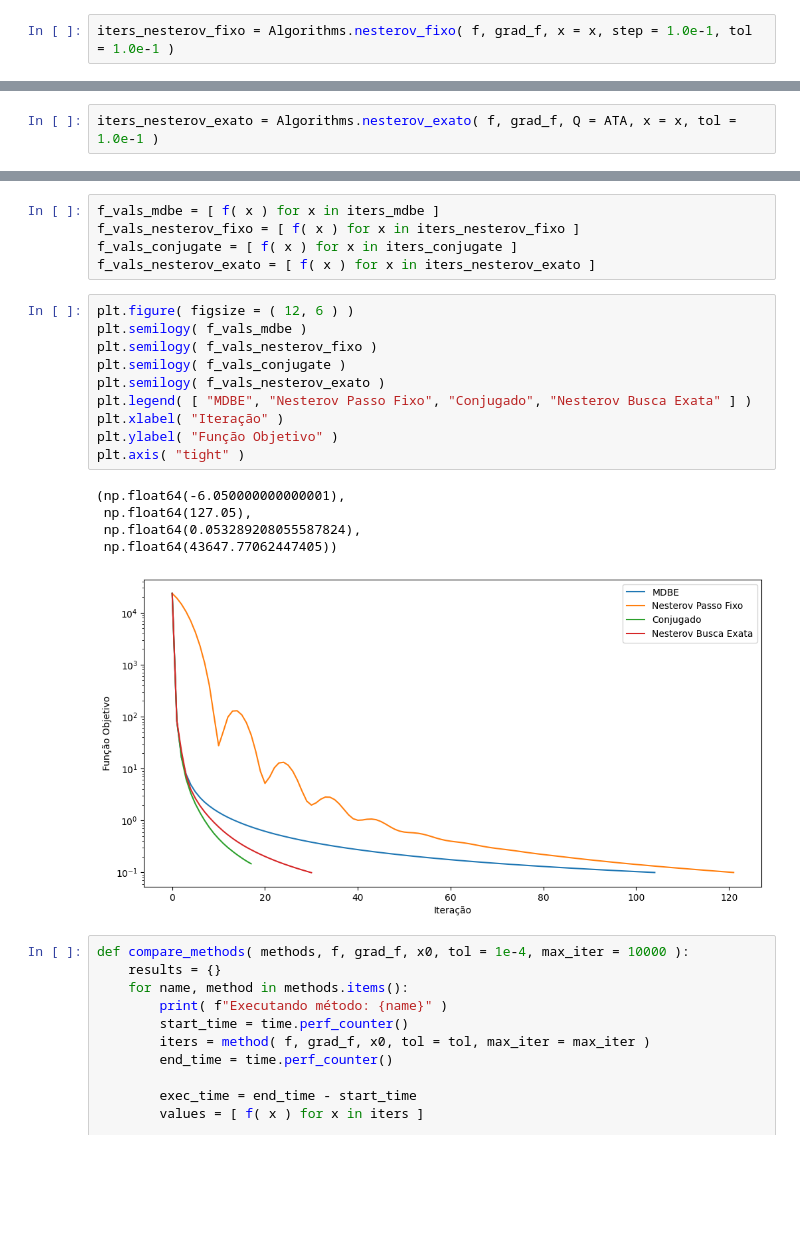
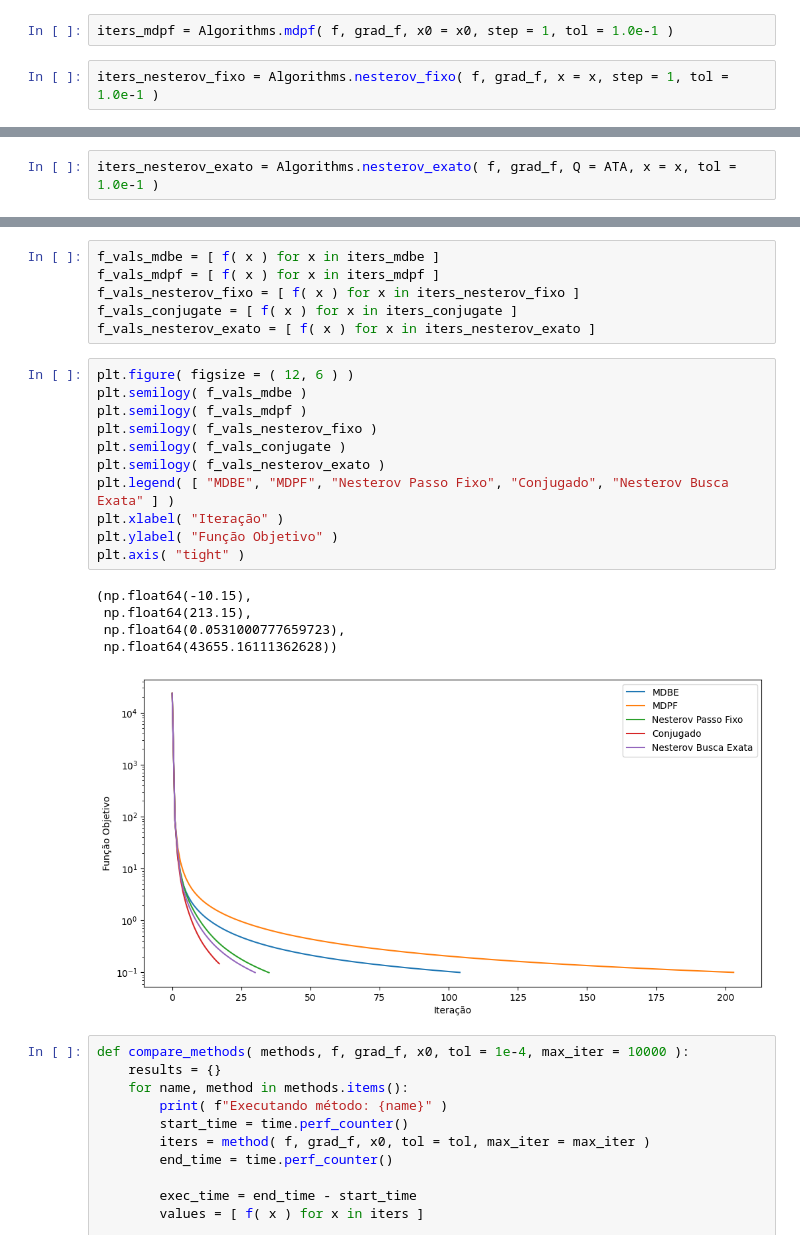
Before and after one commit to gligabo/projeto_ic, a Jupyter notebook: sem_regularizacao/reconstrucao_borrada.ipynb, the cells around one changed output, grey strips where cells are left out. Saved outputs shown, nothing was run; the diff lists cells and outputs as text; blank space fills up the shorter version.

```diff
--- a/sem_regularizacao/reconstrucao_borrada.ipynb
+++ b/sem_regularizacao/reconstrucao_borrada.ipynb
@@ -54,6 +79,8 @@ x = np.zeros_like( img )
 iters_mdbe = Algorithms.mdbe( f, grad_f, Q = ATA, x0 = x0, tol = 1.0e-1 )
+# %%
+iters_mdpf = Algorithms.mdpf( f, grad_f, x0 = x0, step = 1, tol = 1.0e-1 )
 # %%
-iters_nesterov_fixo = Algorithms.nesterov_fixo( f, grad_f, x = x, step = 1.0e-1, tol = 1.0e-1 )
+iters_nesterov_fixo = Algorithms.nesterov_fixo( f, grad_f, x = x, step = 1, tol = 1.0e-1 )
 # %%
 iters_conjugate = Algorithms.conjugate( ATA, A_transpose( b ), x0, f, tol = 1.0e-1 )
 # %%
@@ -110,25 +145,27 @@ O número de iterações do método Gradiente Conjugado foi de: 18
 O número de iterações do método Nesterov com Busca Linear Exata foi de: 31
 # %%
 f_vals_mdbe = [ f( x ) for x in iters_mdbe ]
+f_vals_mdpf = [ f( x ) for x in iters_mdpf ]
 f_vals_nesterov_fixo = [ f( x ) for x in iters_nesterov_fixo ]
 f_vals_conjugate = [ f( x ) for x in iters_conjugate ]
 f_vals_nesterov_exato = [ f( x ) for x in iters_nesterov_exato ]
 # %%
 plt.figure( figsize = ( 12, 6 ) )
 plt.semilogy( f_vals_mdbe )
+plt.semilogy( f_vals_mdpf )
 plt.semilogy( f_vals_nesterov_fixo )
 plt.semilogy( f_vals_conjugate )
 plt.semilogy( f_vals_nesterov_exato )
-plt.legend( [ "MDBE", "Nesterov Passo Fixo", "Conjugado", "Nesterov Busca Exata" ] )
+plt.legend( [ "MDBE", "MDPF", "Nesterov Passo Fixo", "Conjugado", "Nesterov Busca Exata" ] )
 plt.xlabel( "Iteração" )
 plt.ylabel( "Função Objetivo" )
 plt.axis( "tight" )
 # %% [output]
-(np.float64(-6.050000000000001),
- np.float64(127.05),
- np.float64(0.053289208055587824),
- np.float64(43647.77062447405))
+(np.float64(-10.15),
+ np.float64(213.15),
+ np.float64(0.0531000777659723),
+ np.float64(43655.16111362628))
-[figure, old version]
+[figure, new version]
 # %%
 def compare_methods( methods, f, grad_f, x0, tol = 1e-4, max_iter = 10000 ):
     results = {}
```
Also changed, not shown: parts of 7 cells of this notebook, 1 other file.
